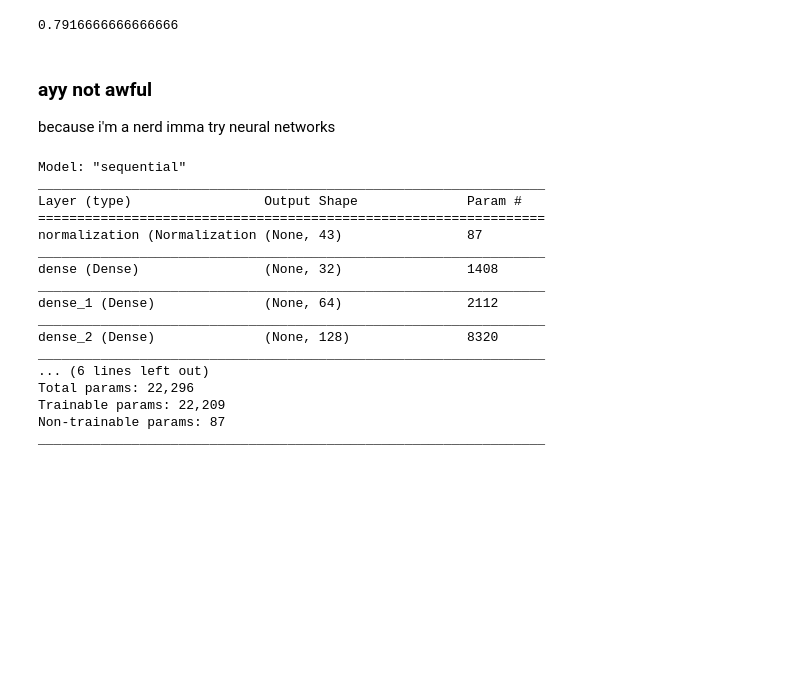
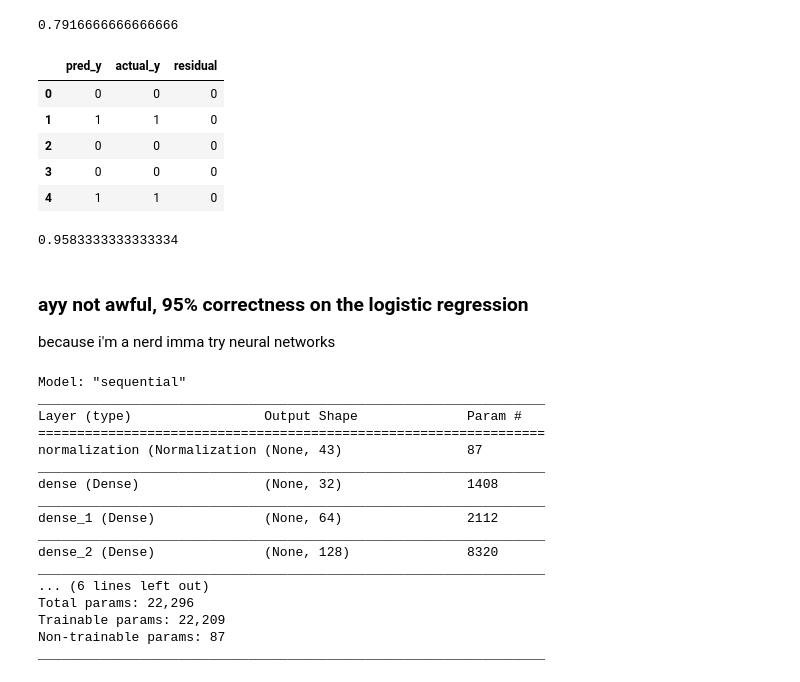
Before and after one commit to maxwnewcomer/minneMUDAC2021, a Jupyter notebook: analysis.ipynb, the cells around one changed output. Drawn from its saved outputs; the diff is of its cells as text; code cells hidden in the pictures; blank space fills up the shorter version.

```diff
--- a/analysis.ipynb
+++ b/analysis.ipynb
@@ -349,8 +349,38 @@ LogisticRegression(random_state=0, solver='liblinear')
 clf.score(X_test, y_test.values.ravel())
 # %% [output]
 0.7916666666666666
+# %%
+results = {'pred_y': [], 'actual_y': []}
+for i in range(len(X_test)):
+    xtest = randomdf[['1_TeamID', '0_TeamID', '1_G', '1_W', '1_ADJOE', '1_ADJDE',
+           '1_BARTHAG', '1_EFG_O', '1_EFG_D', '1_TOR', '1_TORD', '1_ORB', '1_DRB',
+           '1_FTR', '1_FTRD', '1_2P_O', '1_2P_D', '1_3P_O', '1_3P_D', '1_ADJ_T',
+           '1_WAB', '1_SEED', '0_G', '0_W', '0_ADJOE', '0_ADJDE', '0_BARTHAG',
+           '0_EFG_O', '0_EFG_D', '0_TOR', '0_TORD', '0_ORB', '0_DRB', '0_FTR',
+           '0_FTRD', '0_2P_O', '0_2P_D', '0_3P_O', '0_3P_D', '0_ADJ_T', '0_WAB',
+           '0_SEED', 'oneMinusZeroSeed']].iloc[i, ]
+    y = randomdf[['Winning_Team']].iloc[i, ]
+    pred_y = clf.predict(np.array([xtest]))
+    results['pred_y'].append(pred_y[0])
+    results['actual_y'].append(y.values[0])
+resids = pd.DataFrame(results)
+resids['residual'] = resids['actual_y'] -  resids['pred_y']
+resids.head()
+# %% [output]
+|  | pred_y | actual_y | residual |
+| 0 | 0 | 0 | 0 |
+| 1 | 1 | 1 | 0 |
+| 2 | 0 | 0 | 0 |
+| 3 | 0 | 0 | 0 |
+| 4 | 1 | 1 | 0 |
+# %%
+num_correct = resids.loc[abs(resids['residual']) < .5].count()[0]
+total = resids.count()[0]
+num_correct / total
+# %% [output]
+0.9583333333333334
 # %% [markdown]
-### ayy not awful
+### ayy not awful, 95% correctness on the logistic regression
 
 because i'm a nerd imma try neural networks
 # %%
```
Also changed, not shown: parts of 3 cells of this notebook.
